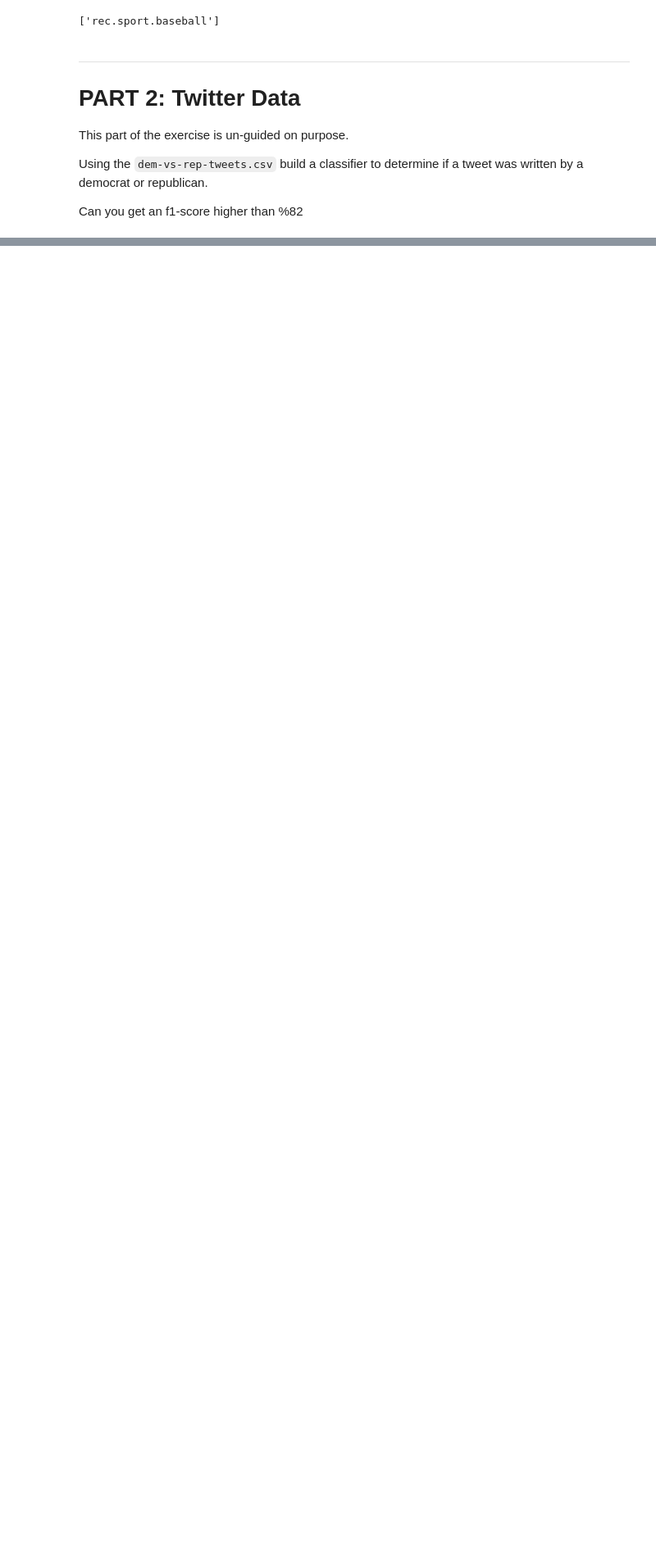
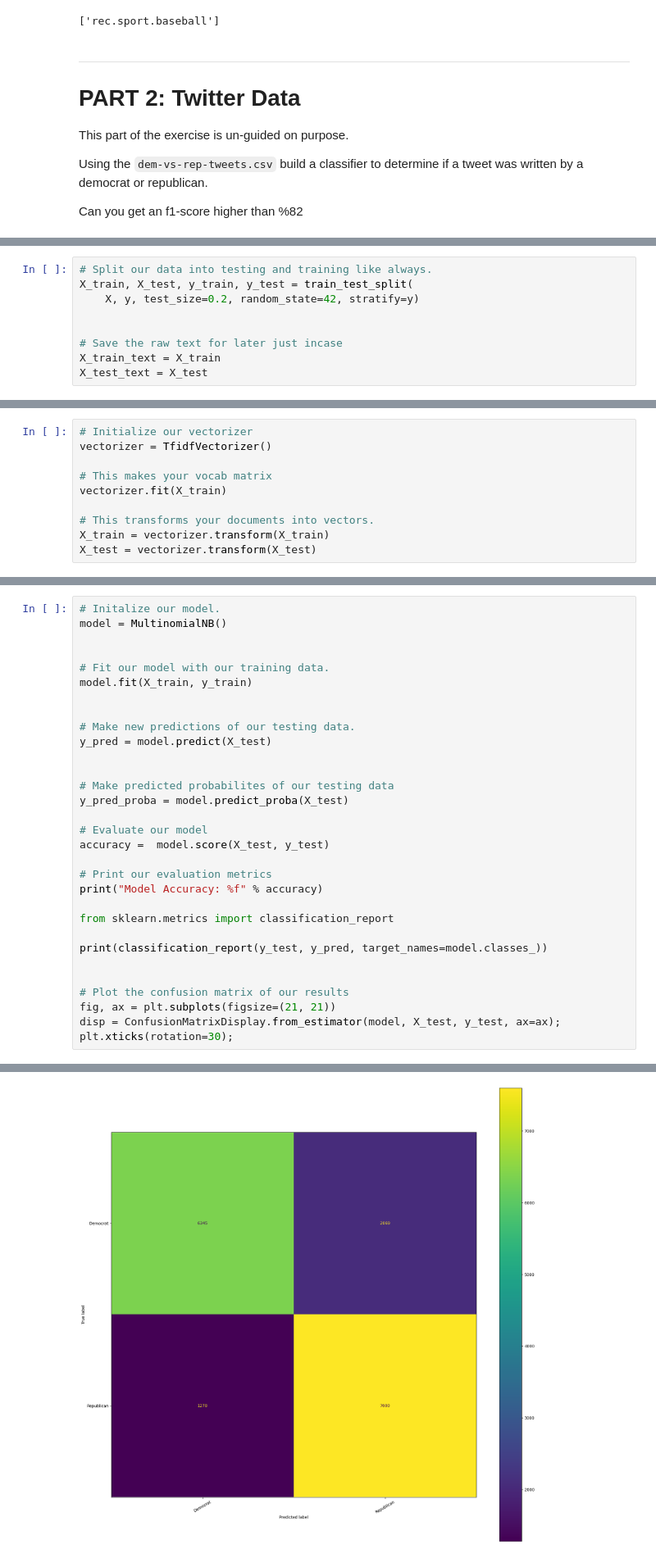
Before and after one commit to boolgerand5/my-fork-2023-fall-data-science-fridays, a Jupyter notebook: Week-08-NLP/Exercise-NLP-HA.ipynb, the cells around one changed output, grey strips where cells are left out. Shown: that part at 82% size. Drawn from its saved outputs; the diff is of its cells as text; blank space fills up the shorter version.

```diff
--- a/Week-08-NLP/Exercise-NLP-HA.ipynb
+++ b/Week-08-NLP/Exercise-NLP-HA.ipynb
@@ -467,0 +482,9 @@ Name: 0, dtype: object
+# %%
+# Split our data into testing and training like always.
+X_train, X_test, y_train, y_test = train_test_split(
+    X, y, test_size=0.2, random_state=42, stratify=y)
+
+
+# Save the raw text for later just incase
+X_train_text = X_train
+X_test_text = X_test
@@ -467,0 +495,10 @@ Name: 0, dtype: object
+# %%
+# Initialize our vectorizer
+vectorizer = TfidfVectorizer()
+
+# This makes your vocab matrix
+vectorizer.fit(X_train)
+
+# This transforms your documents into vectors.
+X_train = vectorizer.transform(X_train)
+X_test = vectorizer.transform(X_test)
@@ -467,0 +509,32 @@ Name: 0, dtype: object
+# %%
+# Initalize our model.
+model = MultinomialNB()
+
+
+# Fit our model with our training data.
+model.fit(X_train, y_train)
+
+
+# Make new predictions of our testing data.
+y_pred = model.predict(X_test)
+
+
+# Make predicted probabilites of our testing data
+y_pred_proba = model.predict_proba(X_test)
+
+# Evaluate our model
+accuracy =  model.score(X_test, y_test)
+
+# Print our evaluation metrics
+print("Model Accuracy: %f" % accuracy)
+
+from sklearn.metrics import classification_report
+
+print(classification_report(y_test, y_pred, target_names=model.classes_))
+
+
+# Plot the confusion matrix of our results
+fig, ax = plt.subplots(figsize=(21, 21))
+disp = ConfusionMatrixDisplay.from_estimator(model, X_test, y_test, ax=ax);
+plt.xticks(rotation=30);
+# %% [output]
@@ -467,0 +550 @@ Name: 0, dtype: object
+[figure, added]
```
Also changed, not shown: parts of 10 cells of this notebook.
